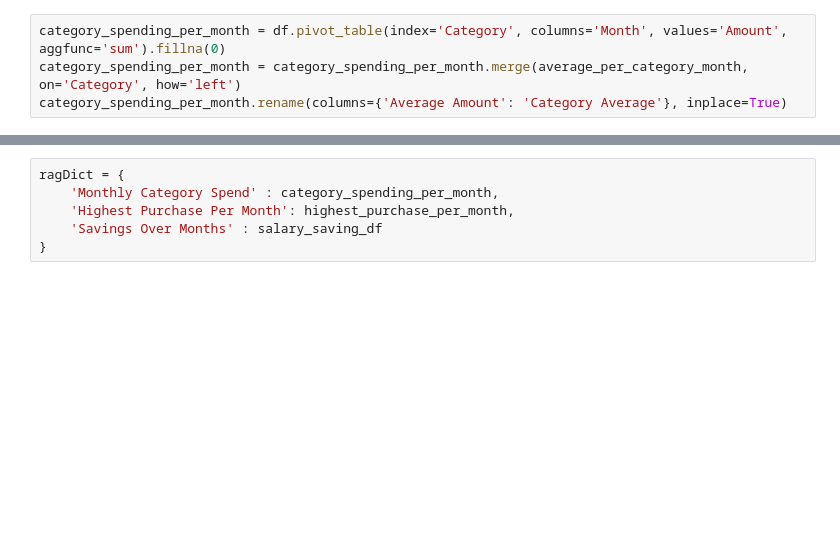
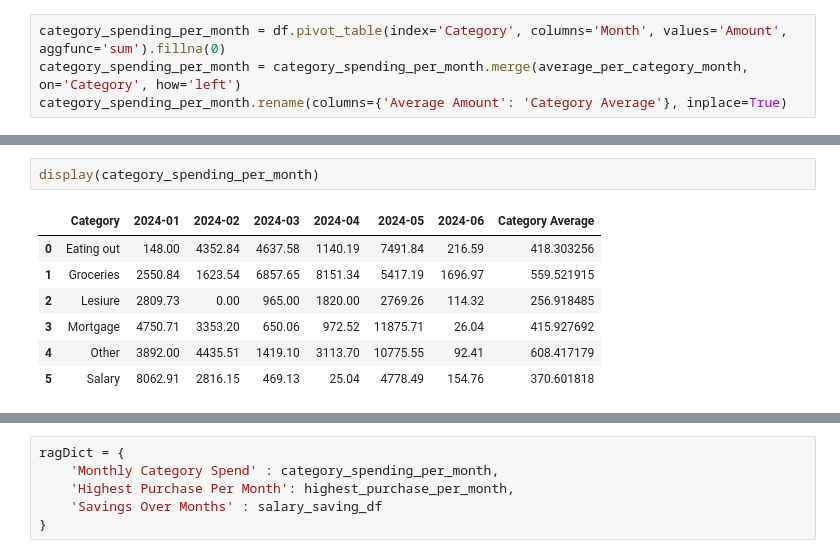
Before and after one commit to UnicornMagic/financial_advisor, a Jupyter notebook: financialAdvisor.ipynb, the cells around one changed output, grey strips where cells are left out. Drawn from its saved outputs; the diff is of its cells as text; blank space fills up the shorter version.

```diff
--- a/financialAdvisor.ipynb
+++ b/financialAdvisor.ipynb
@@ -151,2 +140,12 @@ category_spending_per_month.rename(columns={'Average Amount': 'Category Average'
+# %%
+display(category_spending_per_month)
+# %% [output]
+|  | Category | 2024-01 | 2024-02 | 2024-03 | 2024-04 | 2024-05 | 2024-06 | Category Average |
+| 0 | Eating out | 148.00 | 4352.84 | 4637.58 | 1140.19 | 7491.84 | 216.59 | 418.303256 |
+| 1 | Groceries | 2550.84 | 1623.54 | 6857.65 | 8151.34 | 5417.19 | 1696.97 | 559.521915 |
+| 2 | Lesiure | 2809.73 | 0.00 | 965.00 | 1820.00 | 2769.26 | 114.32 | 256.918485 |
+| 3 | Mortgage | 4750.71 | 3353.20 | 650.06 | 972.52 | 11875.71 | 26.04 | 415.927692 |
+| 4 | Other | 3892.00 | 4435.51 | 1419.10 | 3113.70 | 10775.55 | 92.41 | 608.417179 |
+| 5 | Salary | 8062.91 | 2816.15 | 469.13 | 25.04 | 4778.49 | 154.76 | 370.601818 |
 # %%
 # Plot the trend over time for each category
```
Also changed, not shown: parts of 11 cells of this notebook.
